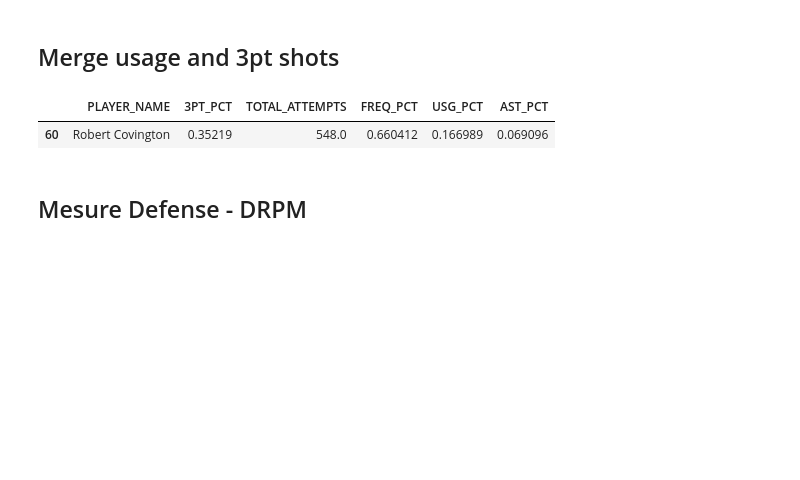
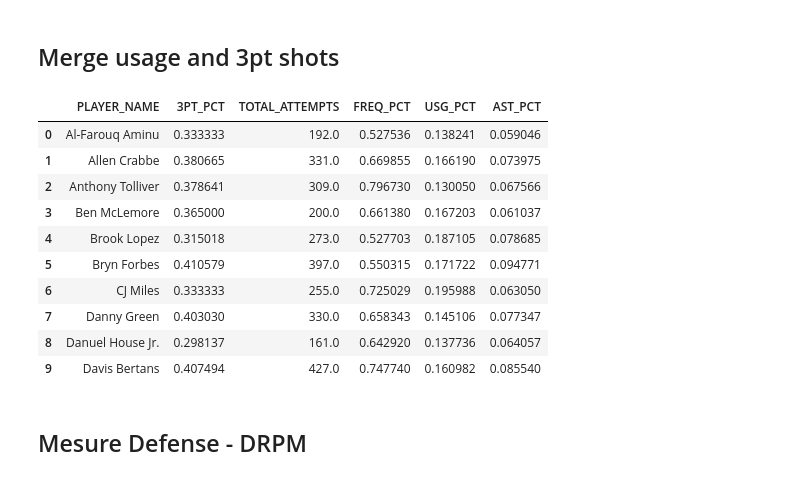
Before and after one commit to ryoyop/Baketball, a Jupyter notebook: best_3_&_d.ipynb, the cells around one changed output. Drawn from its saved outputs; the diff is of its cells as text; code cells hidden in the pictures; blank space fills up the shorter version.

```diff
--- a/best_3_&_d.ipynb
+++ b/best_3_&_d.ipynb
@@ -377,13 +377,14 @@ df_3pt_freq_pct = df_3pt_summary.merge(df_3pt_frequency)
 # %% [markdown]
 ## Calculate avargaes to filter data
 # %%
-avg_3pt_freq = (all_shots_summary["TOTAL_3S"].sum() / all_shots_summary["TOTAL_SHOTS"].sum())
+avg_3pt_freq = (all_shots_summary["TOTAL_3S"].sum() / all_shots_summary["TOTAL_SHOTS"].sum()) * 1.4
 avg_shooting_pct = (df_3pt_freq_pct["TOTAL_MADE"].sum() / df_3pt_freq_pct["TOTAL_ATTEMPTS"].sum())
+freq_3pt_filter = 0.5
 # %% [markdown]
 ## Filter data
 # %%
 min_attemps_filter = df_3pt_freq_pct["TOTAL_ATTEMPTS"] > min_shots_attempts
-above_avg_freq_filter = df_3pt_freq_pct["FREQ_PCT"] > avg_3pt_freq
+above_avg_freq_filter = df_3pt_freq_pct["FREQ_PCT"] > freq_3pt_filter
 df_3pt_freq_pct_filtered = df_3pt_freq_pct[min_attemps_filter]
 df_3pt_freq_pct_filtered = df_3pt_freq_pct_filtered[above_avg_freq_filter]
 df_3pt_freq_pct_filtered = df_3pt_freq_pct_filtered.drop(["GP"],axis=1)
@@ -438,10 +439,19 @@ usg_stats_summary_filtered = usg_stats_summary_filtered.merge(relevant_season,on
 ## Merge usage and 3pt shots
 # %%
 usage_3pt_merge = df_3pt_freq_pct_filtered.merge(usg_stats_summary_filtered,on="PLAYER_NAME")
-usage_3pt_merge[usage_3pt_merge["PLAYER_NAME"]== "Robert Covington"][["PLAYER_NAME","3PT_PCT","TOTAL_ATTEMPTS","FREQ_PCT","USG_PCT","AST_PCT"]].head(10)
+usage_3pt_merge[["PLAYER_NAME","3PT_PCT","TOTAL_ATTEMPTS","FREQ_PCT","USG_PCT","AST_PCT"]].head(10)
 # %% [output]
 |  | PLAYER_NAME | 3PT_PCT | TOTAL_ATTEMPTS | FREQ_PCT | USG_PCT | AST_PCT |
-| 60 | Robert Covington | 0.35219 | 548.0 | 0.660412 | 0.166989 | 0.069096 |
+| 0 | Al-Farouq Aminu | 0.333333 | 192.0 | 0.527536 | 0.138241 | 0.059046 |
+| 1 | Allen Crabbe | 0.380665 | 331.0 | 0.669855 | 0.166190 | 0.073975 |
+| 2 | Anthony Tolliver | 0.378641 | 309.0 | 0.796730 | 0.130050 | 0.067566 |
+| 3 | Ben McLemore | 0.365000 | 200.0 | 0.661380 | 0.167203 | 0.061037 |
+| 4 | Brook Lopez | 0.315018 | 273.0 | 0.527703 | 0.187105 | 0.078685 |
+| 5 | Bryn Forbes | 0.410579 | 397.0 | 0.550315 | 0.171722 | 0.094771 |
+| 6 | CJ Miles | 0.333333 | 255.0 | 0.725029 | 0.195988 | 0.063050 |
+| 7 | Danny Green | 0.403030 | 330.0 | 0.658343 | 0.145106 | 0.077347 |
+| 8 | Danuel House Jr. | 0.298137 | 161.0 | 0.642920 | 0.137736 | 0.064057 |
+| 9 | Davis Bertans | 0.407494 | 427.0 | 0.747740 | 0.160982 | 0.085540 |
 # %% [markdown]
 ## Mesure Defense - DRPM
 # %% [markdown]
```
Also changed, not shown: parts of 8 cells of this notebook, 3 other files.
